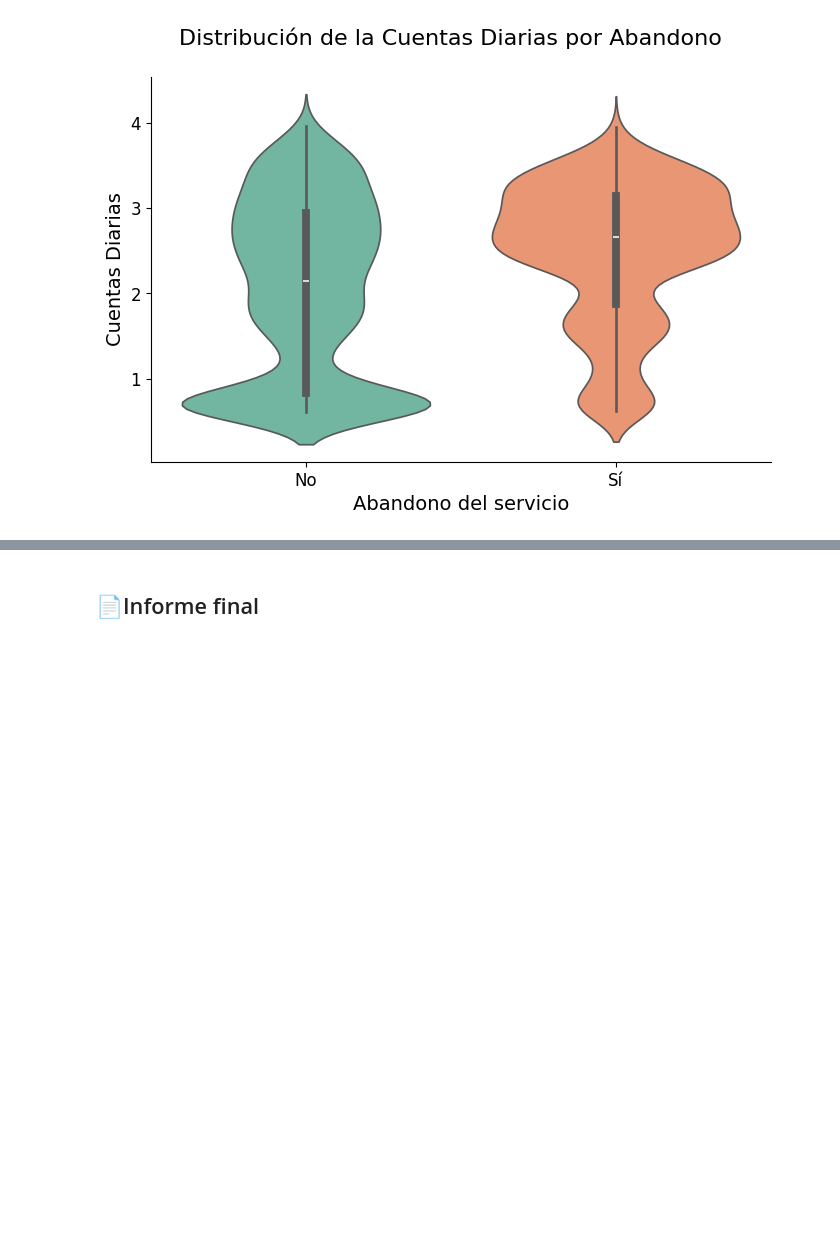
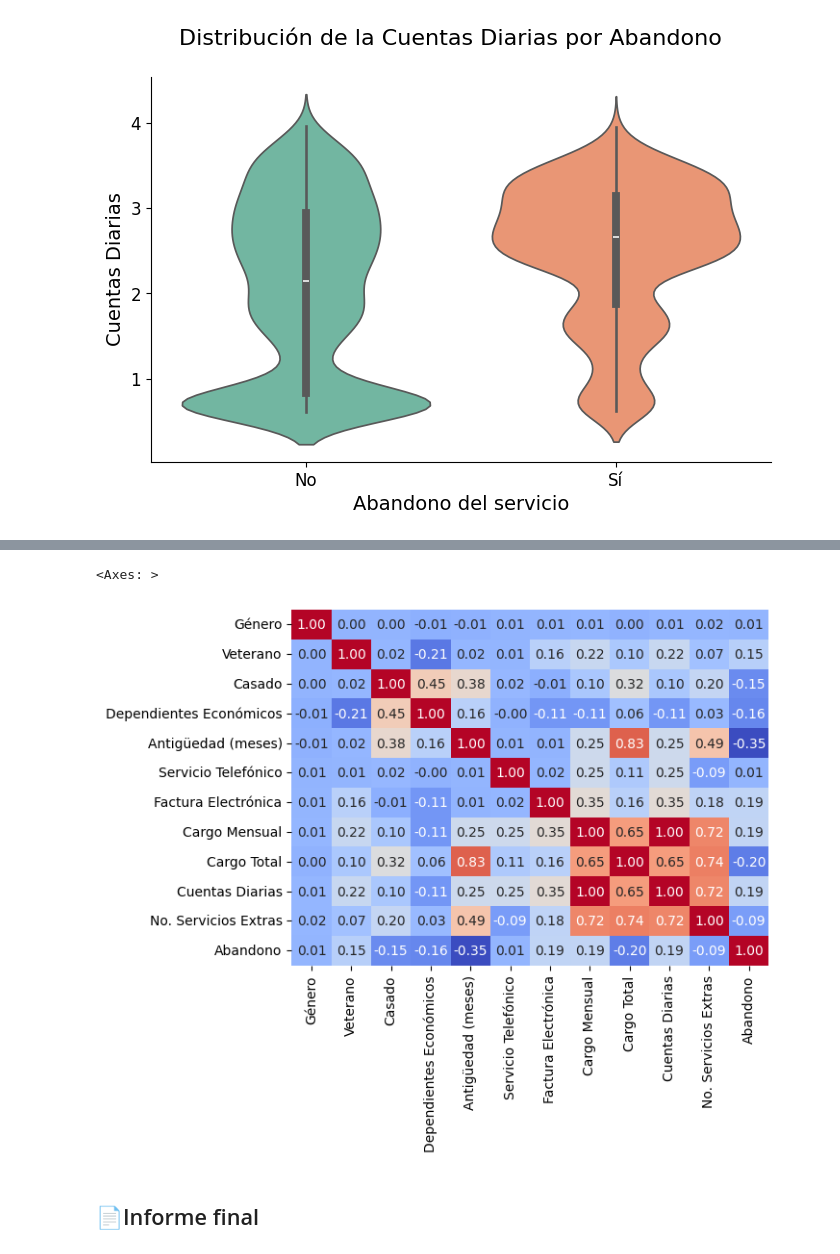
Before and after one commit to IsaiasRVH2/Challenge-Telecom-X, a Jupyter notebook: TelecomX_LATAM.ipynb, the cells around one changed output, grey strips where cells are left out. Drawn from its saved outputs; the diff is of its cells as text; code cells hidden in the pictures; blank space fills up the shorter version.

```diff
--- a/TelecomX_LATAM.ipynb
+++ b/TelecomX_LATAM.ipynb
@@ -647,2 +676,12 @@ plt.show()
+# %%
+columnas_servicios = ['Seguridad en Linea: Sí', 'Respaldo en Linea: Sí',
+       'Protección de Dispositivo: Sí', 'Soporte Técnico: Sí',
+       'TV en Streaming: Sí', 'Películas en Streaming: Sí']
+df['No. Servicios Extras'] = df[columnas_servicios].sum(axis=1)
+corr_no_ohe = df[['Género', 'Veterano', 'Casado', 'Dependientes Económicos', 'Antigüedad (meses)', 'Servicio Telefónico', 'Factura Electrónica', 'Cargo Mensual', 'Cargo Total', 'Cuentas Diarias', 'No. Servicios Extras', 'Abandono']].corr()
+sns.heatmap(corr_no_ohe, annot=True, fmt=".2f", cmap='coolwarm', cbar=False)
+# %% [output]
+<Axes: >
+[figure, added]
 # %% [markdown]
 ## 📄Informe final
```
Also changed, not shown: parts of 4 cells of this notebook.
